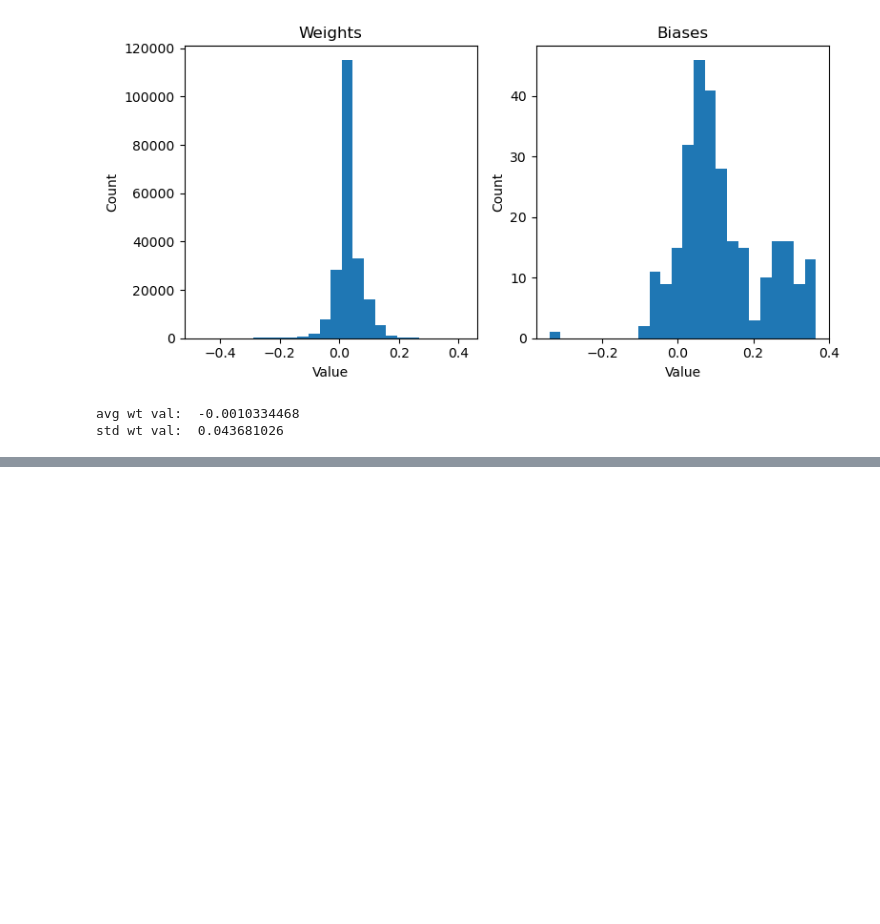
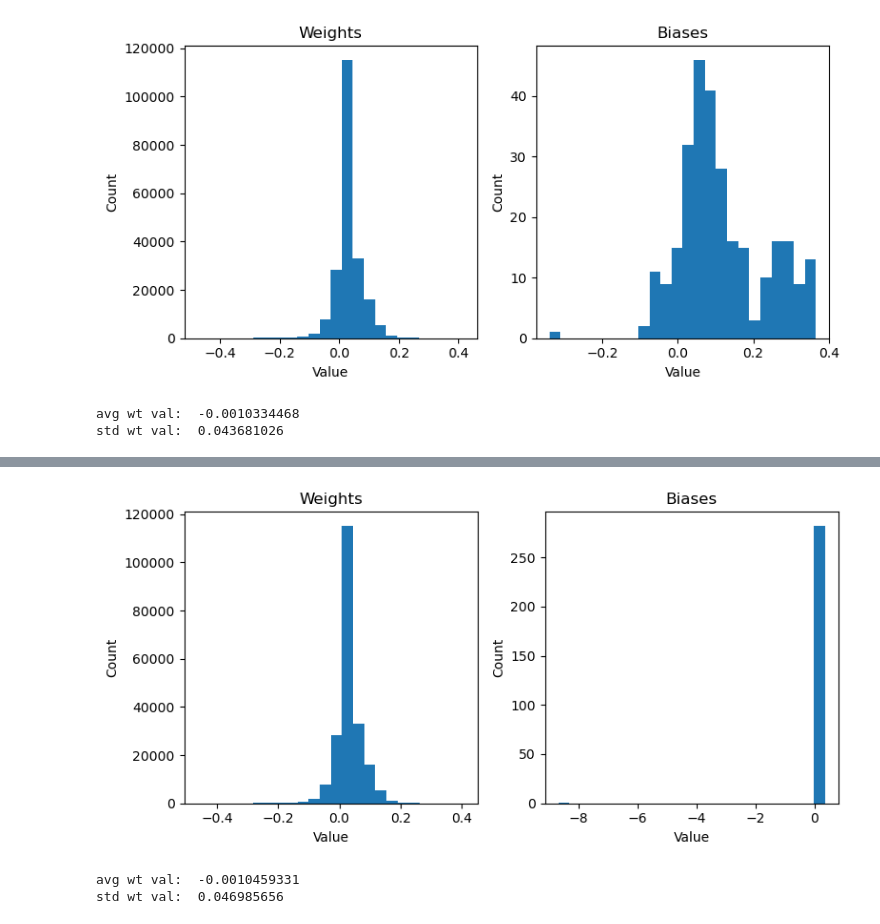
Before and after one commit to daleas0120/loss_landscapes_demo, a Jupyter notebook: demo_hessian_wag_esol.ipynb, the cells around one changed output, grey strips where cells are left out. Cells and saved outputs as stored; diff of their text form; code cells hidden in the pictures; blank space fills up the shorter version.

```diff
--- a/demo_hessian_wag_esol.ipynb
+++ b/demo_hessian_wag_esol.ipynb
@@ -316,0 +439,8 @@ ValueError: autodetected range of [nan, nan] is not finite
+# %%
+# This is how to generate and view the distribution of a single model generated from the distribution
+sampled_model = hessian_wag.get_sample_from_normal_dist_of_models(mu_model, stddev_model, loaded_model)
+utils.plot_model_wt_dist(sampled_model)
+# %% [output]
+[figure, added]
+avg wt val:  -0.0010459331
+std wt val:  0.046985656
```
Also changed, not shown: parts of 10 cells of this notebook.
